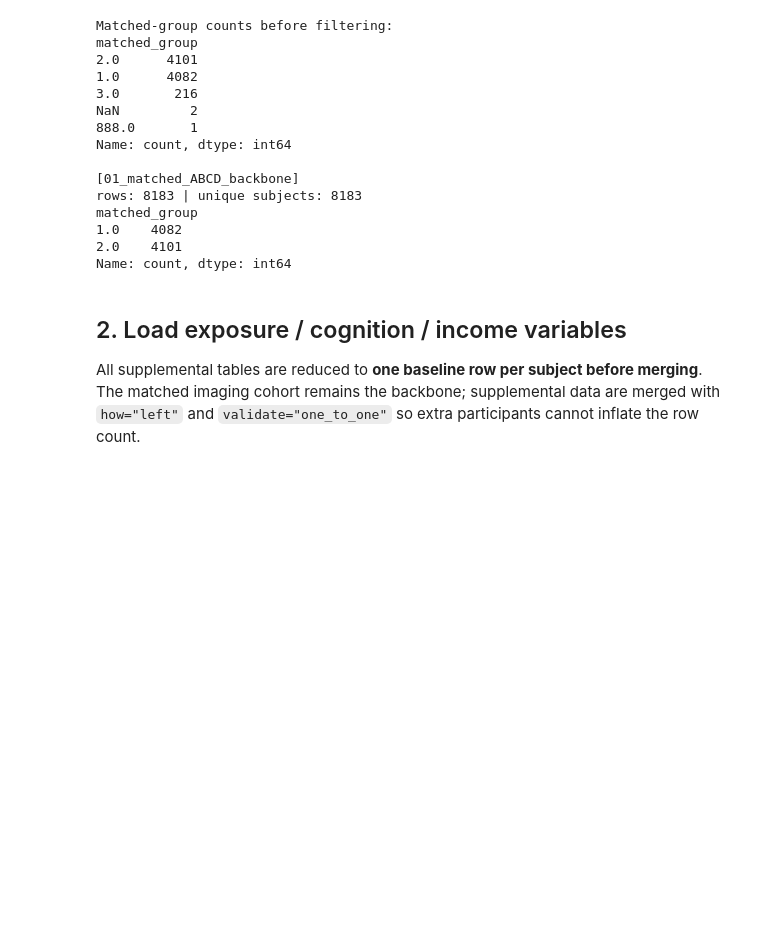
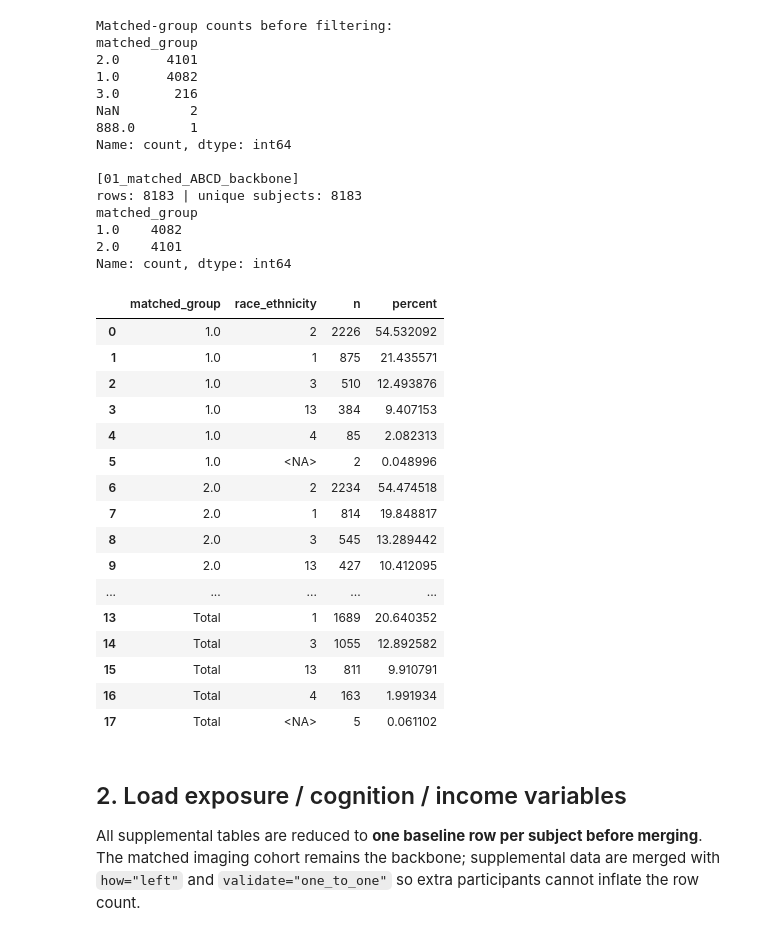
Before and after one commit to PennLINC/macedo_wm_exposome, a Jupyter notebook: code/Step1_Data_Prep_clean_qc.ipynb, the cells around one changed output. Saved outputs shown, nothing was run; the diff lists cells and outputs as text; code cells hidden in the pictures; blank space fills up the shorter version.

```diff
--- a/code/Step1_Data_Prep_clean_qc.ipynb
+++ b/code/Step1_Data_Prep_clean_qc.ipynb
@@ -214,6 +214,73 @@ matched_group
 1.0    4082
 2.0    4101
 Name: count, dtype: int64
+# %%
+# Overall race/ethnicity breakdown across matched groups 1 + 2.
+race_counts_total = (
+    race_backbone["race_ethnicity"]
+    .value_counts(dropna=False)
+    .rename_axis("race_ethnicity")
+    .reset_index(name="n")
+)
+
+race_counts_total["percent"] = (
+    100 * race_counts_total["n"] / len(race_backbone)
+)
+
+race_counts_total.insert(0, GROUP_COL, "Total")
+
+
+# Split-specific breakdown: matched group 1 vs matched group 2.
+race_counts_by_split = (
+    race_backbone
+    .groupby(GROUP_COL, dropna=False)["race_ethnicity"]
+    .value_counts(dropna=False)
+    .rename("n")
+    .reset_index()
+)
+
+race_counts_by_split["percent"] = (
+    100
+    * race_counts_by_split["n"]
+    / race_counts_by_split.groupby(GROUP_COL)["n"].transform("sum")
+)
+
+
+# Combine split halves + total into one table.
+race_counts_combined = pd.concat(
+    [
+        race_counts_by_split[[GROUP_COL, "race_ethnicity", "n", "percent"]],
+        race_counts_total[[GROUP_COL, "race_ethnicity", "n", "percent"]],
+    ],
+    ignore_index=True,
+)
+
+display(race_counts_combined)
+
+
+# Save combined table.
+race_counts_combined.to_csv(
+    QC_DIR / "matched_groups_1_2_race_ethnicity_split_and_total_before_complete_case.csv",
+    index=False,
+)
+# %% [output]
+|  | matched_group | race_ethnicity | n | percent |
+| 0 | 1.0 | 2 | 2226 | 54.532092 |
+| 1 | 1.0 | 1 | 875 | 21.435571 |
+| 2 | 1.0 | 3 | 510 | 12.493876 |
+| 3 | 1.0 | 13 | 384 | 9.407153 |
+| 4 | 1.0 | 4 | 85 | 2.082313 |
+| 5 | 1.0 | <NA> | 2 | 0.048996 |
+| 6 | 2.0 | 2 | 2234 | 54.474518 |
+| 7 | 2.0 | 1 | 814 | 19.848817 |
+| 8 | 2.0 | 3 | 545 | 13.289442 |
+| 9 | 2.0 | 13 | 427 | 10.412095 |
+| ... | ... | ... | ... | ... |
+| 13 | Total | 1 | 1689 | 20.640352 |
+| 14 | Total | 3 | 1055 | 12.892582 |
+| 15 | Total | 13 | 811 | 9.910791 |
+| 16 | Total | 4 | 163 | 1.991934 |
+| 17 | Total | <NA> | 5 | 0.061102 |
 # %% [markdown]
 ## 2. Load exposure / cognition / income variables
 
```
Also changed, not shown: 8 other files.
